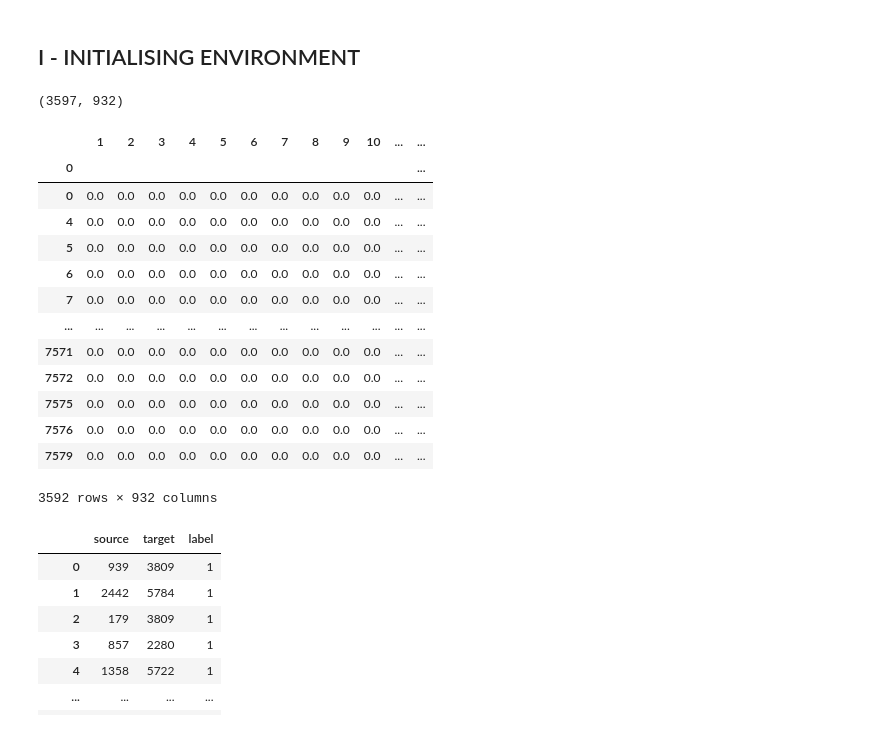
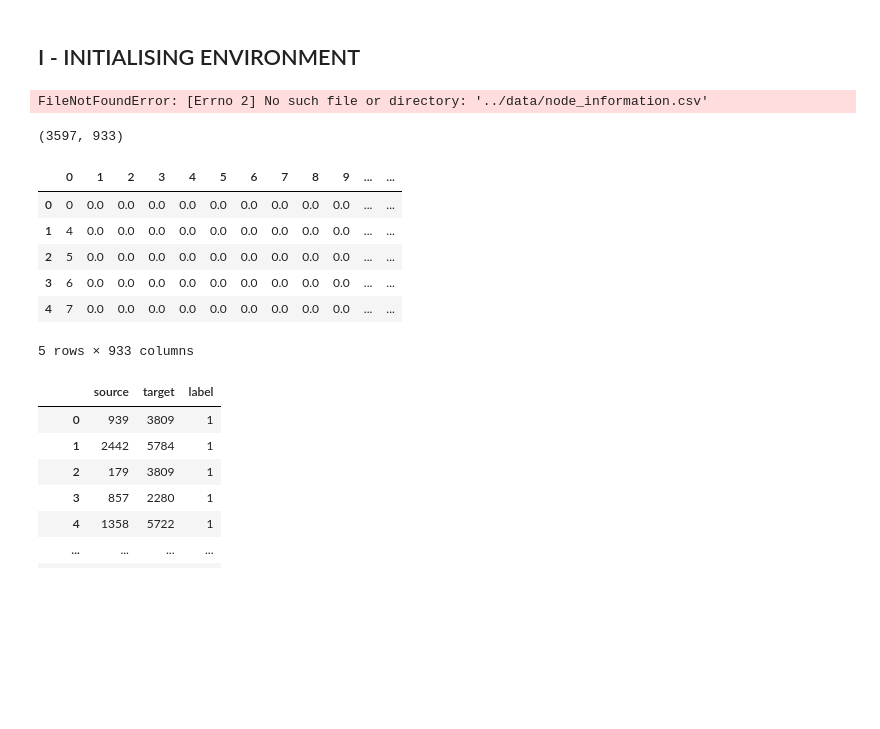
Before and after one commit to Behachee/Predicting-missing-links-co-occurrence-network, a Jupyter notebook: data_exploration.ipynb, the cells around one changed output. Drawn from its saved outputs; the diff is of its cells as text; code cells hidden in the pictures; blank space fills up the shorter version.

```diff
--- a/data_exploration.ipynb
+++ b/data_exploration.ipynb
@@ -12,28 +12,23 @@ import seaborn as sns
 
 from sklearn.metrics.pairwise import cosine_similarity
 # %%
-node_info = pd.read_csv("node_information.csv", header=None, index_col=0)
-test_set = pd.read_csv("test.txt", sep=" ", header=None, names=['source', 'target'])
-train_set = pd.read_csv("train.txt", sep=" ", header=None, names=['source', 'target', 'label'])
+node_info = pd.read_csv("../data/node_information.csv", header=None)
+test_set = pd.read_csv("../data/test.txt", sep=" ", header=None, names=['source', 'target'])
+train_set = pd.read_csv("../data/train.txt", sep=" ", header=None, names=['source', 'target', 'label'])
+# %% [output]
+FileNotFoundError: [Errno 2] No such file or directory: '../data/node_information.csv'
 # %%
 print(node_info.shape)
-node_info.head(-5)
+node_info.head()
 # %% [output]
-(3597, 932)
+(3597, 933)
-|  | 1 | 2 | 3 | 4 | 5 | 6 | 7 | 8 | 9 | 10 | ... | ... |
-| 0 |  |  |  |  |  |  |  |  |  |  |  | ... |
-| 0 | 0.0 | 0.0 | 0.0 | 0.0 | 0.0 | 0.0 | 0.0 | 0.0 | 0.0 | 0.0 | ... | ... |
-| 4 | 0.0 | 0.0 | 0.0 | 0.0 | 0.0 | 0.0 | 0.0 | 0.0 | 0.0 | 0.0 | ... | ... |
-| 5 | 0.0 | 0.0 | 0.0 | 0.0 | 0.0 | 0.0 | 0.0 | 0.0 | 0.0 | 0.0 | ... | ... |
-| 6 | 0.0 | 0.0 | 0.0 | 0.0 | 0.0 | 0.0 | 0.0 | 0.0 | 0.0 | 0.0 | ... | ... |
-| 7 | 0.0 | 0.0 | 0.0 | 0.0 | 0.0 | 0.0 | 0.0 | 0.0 | 0.0 | 0.0 | ... | ... |
-| ... | ... | ... | ... | ... | ... | ... | ... | ... | ... | ... | ... | ... |
-| 7571 | 0.0 | 0.0 | 0.0 | 0.0 | 0.0 | 0.0 | 0.0 | 0.0 | 0.0 | 0.0 | ... | ... |
-| 7572 | 0.0 | 0.0 | 0.0 | 0.0 | 0.0 | 0.0 | 0.0 | 0.0 | 0.0 | 0.0 | ... | ... |
-| 7575 | 0.0 | 0.0 | 0.0 | 0.0 | 0.0 | 0.0 | 0.0 | 0.0 | 0.0 | 0.0 | ... | ... |
-| 7576 | 0.0 | 0.0 | 0.0 | 0.0 | 0.0 | 0.0 | 0.0 | 0.0 | 0.0 | 0.0 | ... | ... |
-| 7579 | 0.0 | 0.0 | 0.0 | 0.0 | 0.0 | 0.0 | 0.0 | 0.0 | 0.0 | 0.0 | ... | ... |
+|  | 0 | 1 | 2 | 3 | 4 | 5 | 6 | 7 | 8 | 9 | ... | ... |
+| 0 | 0 | 0.0 | 0.0 | 0.0 | 0.0 | 0.0 | 0.0 | 0.0 | 0.0 | 0.0 | ... | ... |
+| 1 | 4 | 0.0 | 0.0 | 0.0 | 0.0 | 0.0 | 0.0 | 0.0 | 0.0 | 0.0 | ... | ... |
+| 2 | 5 | 0.0 | 0.0 | 0.0 | 0.0 | 0.0 | 0.0 | 0.0 | 0.0 | 0.0 | ... | ... |
+| 3 | 6 | 0.0 | 0.0 | 0.0 | 0.0 | 0.0 | 0.0 | 0.0 | 0.0 | 0.0 | ... | ... |
+| 4 | 7 | 0.0 | 0.0 | 0.0 | 0.0 | 0.0 | 0.0 | 0.0 | 0.0 | 0.0 | ... | ... |
-3592 rows × 932 columns
+5 rows × 933 columns
 # %%
 train_set
 # %% [output]
```
Also changed, not shown: parts of 3 cells of this notebook, 1 other file.
